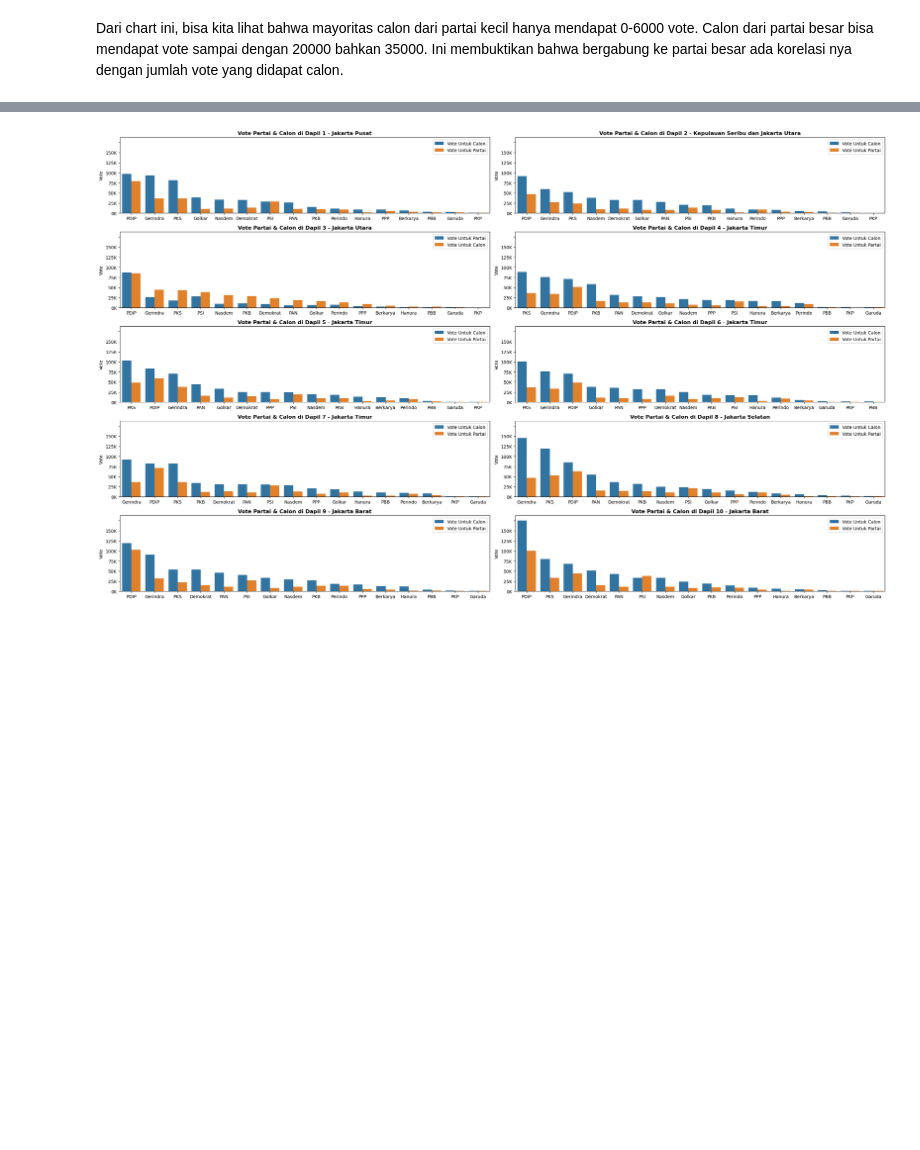
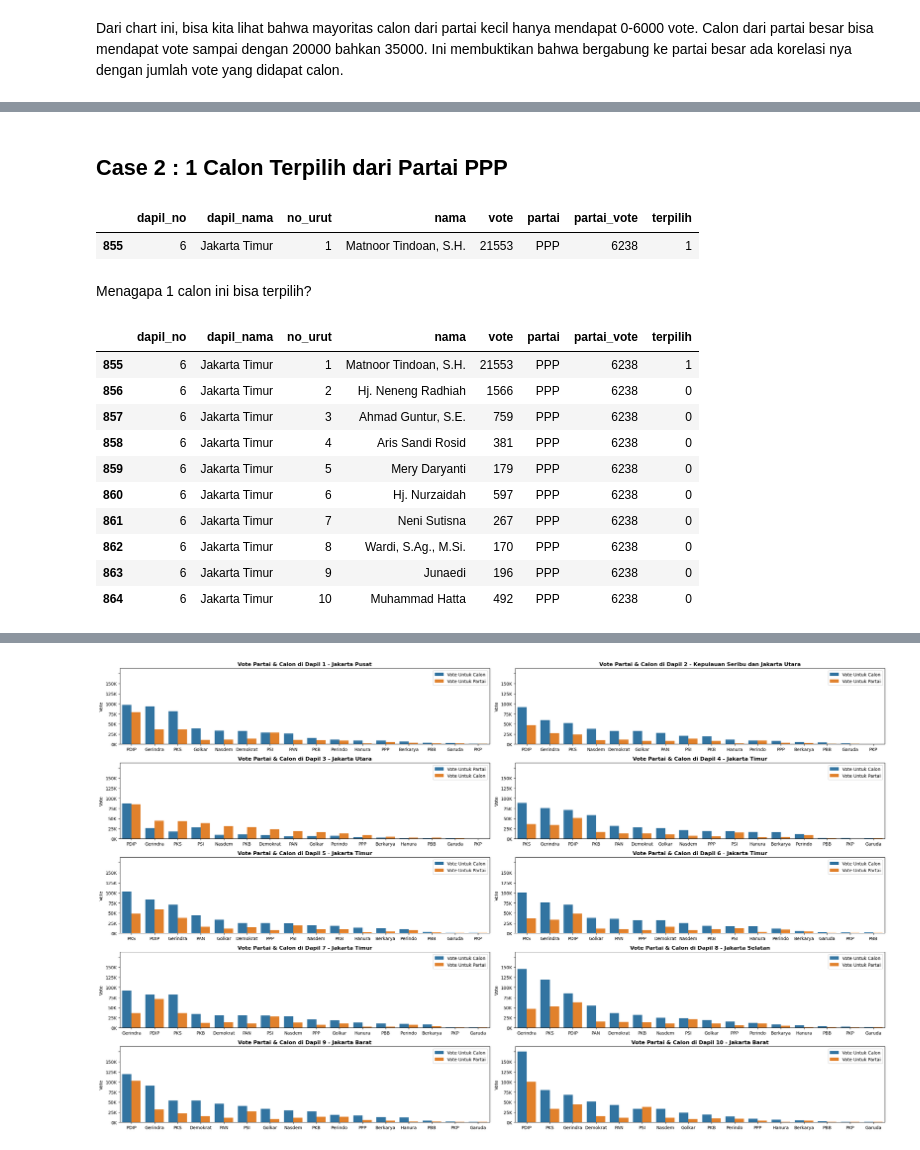
Before and after one commit to danjelito/pemilu-dki-2019, a Jupyter notebook: src/report.ipynb, the cells around one changed output, grey strips where cells are left out. Saved outputs shown, nothing was run; the diff lists cells and outputs as text; code cells hidden in the pictures; blank space fills up the shorter version.

```diff
--- a/src/report.ipynb
+++ b/src/report.ipynb
@@ -258,0 +309,23 @@ Calon dari partai besar bisa mendapat vote sampai dengan 20000 bahkan 35000. Ini
+# %% [markdown]
+## Case 2 : 1 Calon Terpilih dari Partai PPP
+# %%
+df.loc[(df['partai'] == 'PPP') & (df['terpilih'] == 1)]
+# %% [output]
+|  | dapil_no | dapil_nama | no_urut | nama | vote | partai | partai_vote | terpilih |
+| 855 | 6 | Jakarta Timur | 1 | Matnoor Tindoan, S.H. | 21553 | PPP | 6238 | 1 |
+# %% [markdown]
+Menagapa 1 calon ini bisa terpilih?
+# %%
+df.loc[(df['partai'] == 'PPP') & (df['dapil_no'] == 6)]
+# %% [output]
+|  | dapil_no | dapil_nama | no_urut | nama | vote | partai | partai_vote | terpilih |
+| 855 | 6 | Jakarta Timur | 1 | Matnoor Tindoan, S.H. | 21553 | PPP | 6238 | 1 |
+| 856 | 6 | Jakarta Timur | 2 | Hj. Neneng Radhiah | 1566 | PPP | 6238 | 0 |
+| 857 | 6 | Jakarta Timur | 3 | Ahmad Guntur, S.E. | 759 | PPP | 6238 | 0 |
+| 858 | 6 | Jakarta Timur | 4 | Aris Sandi Rosid | 381 | PPP | 6238 | 0 |
+| 859 | 6 | Jakarta Timur | 5 | Mery Daryanti | 179 | PPP | 6238 | 0 |
+| 860 | 6 | Jakarta Timur | 6 | Hj. Nurzaidah | 597 | PPP | 6238 | 0 |
+| 861 | 6 | Jakarta Timur | 7 | Neni Sutisna | 267 | PPP | 6238 | 0 |
+| 862 | 6 | Jakarta Timur | 8 | Wardi, S.Ag., M.Si. | 170 | PPP | 6238 | 0 |
+| 863 | 6 | Jakarta Timur | 9 | Junaedi | 196 | PPP | 6238 | 0 |
+| 864 | 6 | Jakarta Timur | 10 | Muhammad Hatta | 492 | PPP | 6238 | 0 |
```
Also changed, not shown: parts of 15 cells of this notebook.
